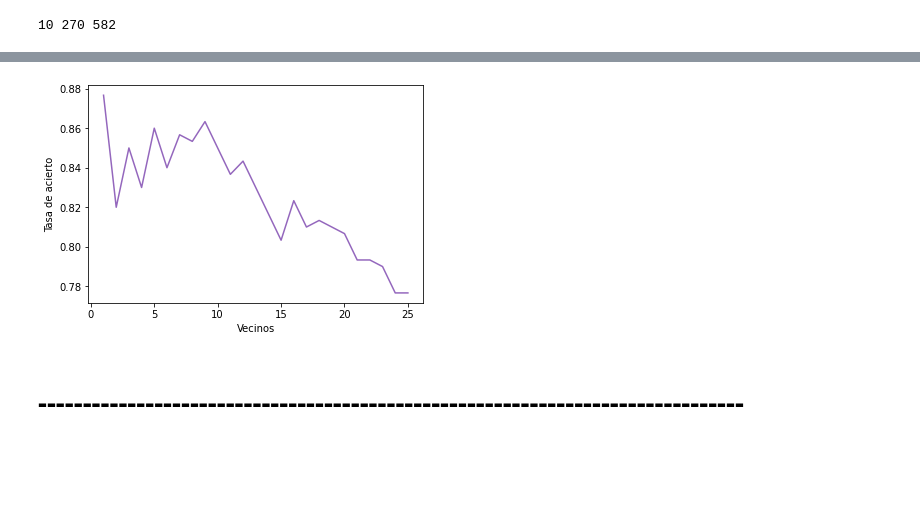
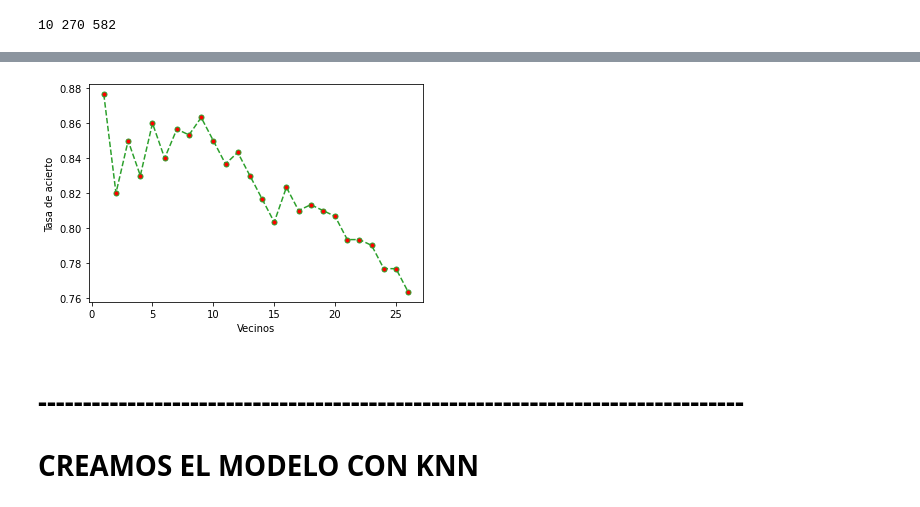
Before and after one commit to mecyc/TFG_RADAR_60GHZ, a Jupyter notebook: scripts/KNN.ipynb, the cells around one changed output, grey strips where cells are left out. Saved outputs shown, nothing was run; the diff lists cells and outputs as text; code cells hidden in the pictures; blank space fills up the shorter version.

```diff
--- a/scripts/KNN.ipynb
+++ b/scripts/KNN.ipynb
@@ -24,7 +24,7 @@ def plot_confusion_matrix(cm, classes,
     plt.colorbar()
     tick_marks = np.arange(len(classes))
     plt.xticks(tick_marks, classes, rotation=45)
-    plt.yticks([-0.5,0,1,2,2.5], ["","carton","cristal","plastico"])
+    plt.yticks([-0.5,0,1,2,2.5], ["","carton","plastico","cristal"])
 
     if normalize:
         cm = cm.astype('float') / cm.sum(axis=1)[:, np.newaxis]
@@ -51,7 +51,7 @@ print(len(train),len(train[0]),len(train[0][0]))
 # %% [output]
 10 270 582
 # %%
-k_range = range(1,26)
+k_range = range(1,27)
 medias_neig = []
 #Entrenamos el modelo dejando fuera una vista por objeto en cada interacción con las particiones ya creadas
 for k in k_range:
@@ -102,7 +102,7 @@ for k in k_range:
         #Confusion matrix
         #cm = confusion_matrix(y_test, y_prds)
         plt.figure() #num=None, figsize=(8, 6), dpi=80
-        plot_confusion_matrix(confusion_matrix(y_test, y_prds), classes= ["carton","cristal","plastico"],
+        plot_confusion_matrix(confusion_matrix(y_test, y_prds), classes= ["carton","plastico","cristal"],
                               title='Matriz de Confusion ' + str(i+1))
         plt.show()
         '''
@@ -115,7 +115,7 @@ for k in k_range:
     #Confusion matrix (TODO)
     #cm = confusion_matrix(y_test2, y_prds2)
     plt.figure() #num=None, figsize=(8, 6), dpi=80
-    plot_confusion_matrix(confusion_matrix(y_test2, y_prds2), classes= ["carton","cristal","plastico"],
+    plot_confusion_matrix(confusion_matrix(y_test2, y_prds2), classes= ["carton","plastico","cristal"],
                           title='Matriz de Confusion')
     plt.show()
 # %% [output]
@@ -231,12 +231,15 @@ Tasa de acierto promedio:  0.8400
 # %%
 from pandas.core.api import DateOffset
 fig, ax = plt.subplots()
 datos = {'Media':medias_neig}
-ax.plot(k_range, datos['Media'], color = 'tab:purple')
+
+ax.plot(k_range, datos['Media'], "--", color = 'tab:green',marker='o', ms=5, mfc='red')
+#plt.plot(x, y, "--o")
 plt.ylabel('Tasa de acierto')
 plt.xlabel('Vecinos')
 plt.show()
 # %% [output]
-[figure, old version]
+[figure, new version]
-# %% [markdown]
-# -------------------------------------------------------------------------------
+# %% [markdown]
+# -------------------------------------------------------------------------------
+# CREAMOS EL MODELO CON KNN
```
Also changed, not shown: parts of 7 cells of this notebook, 14 other files.
